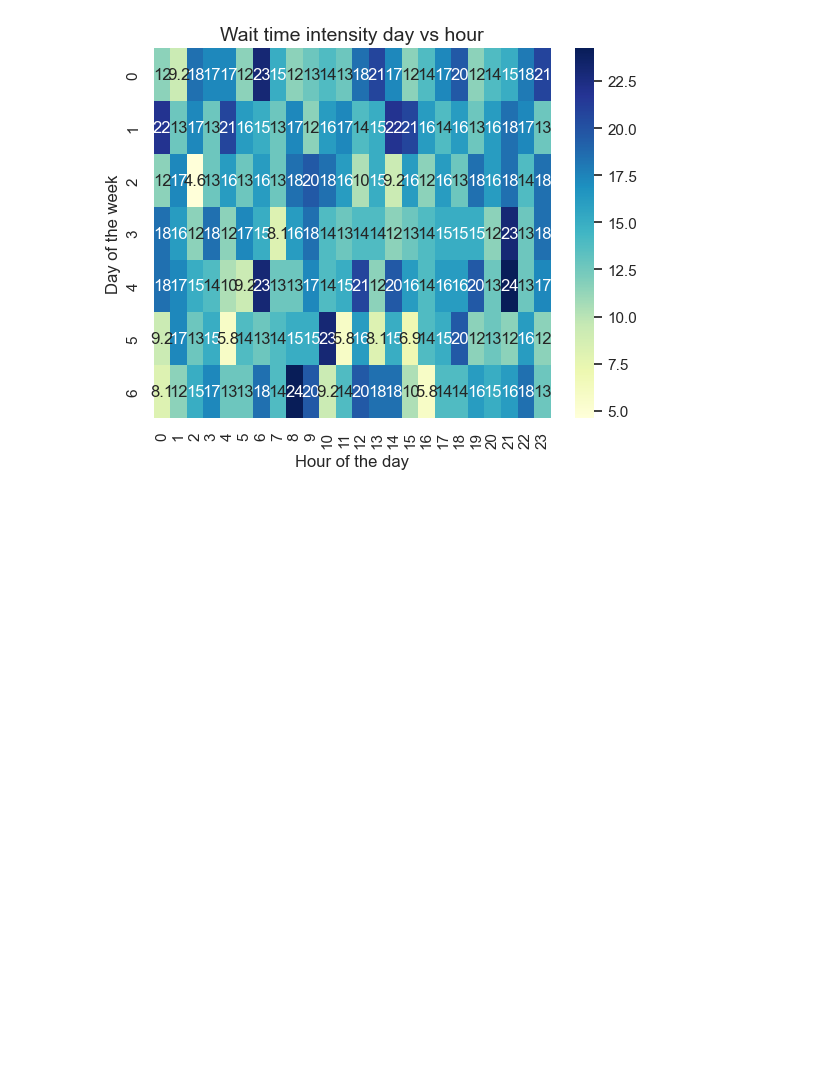
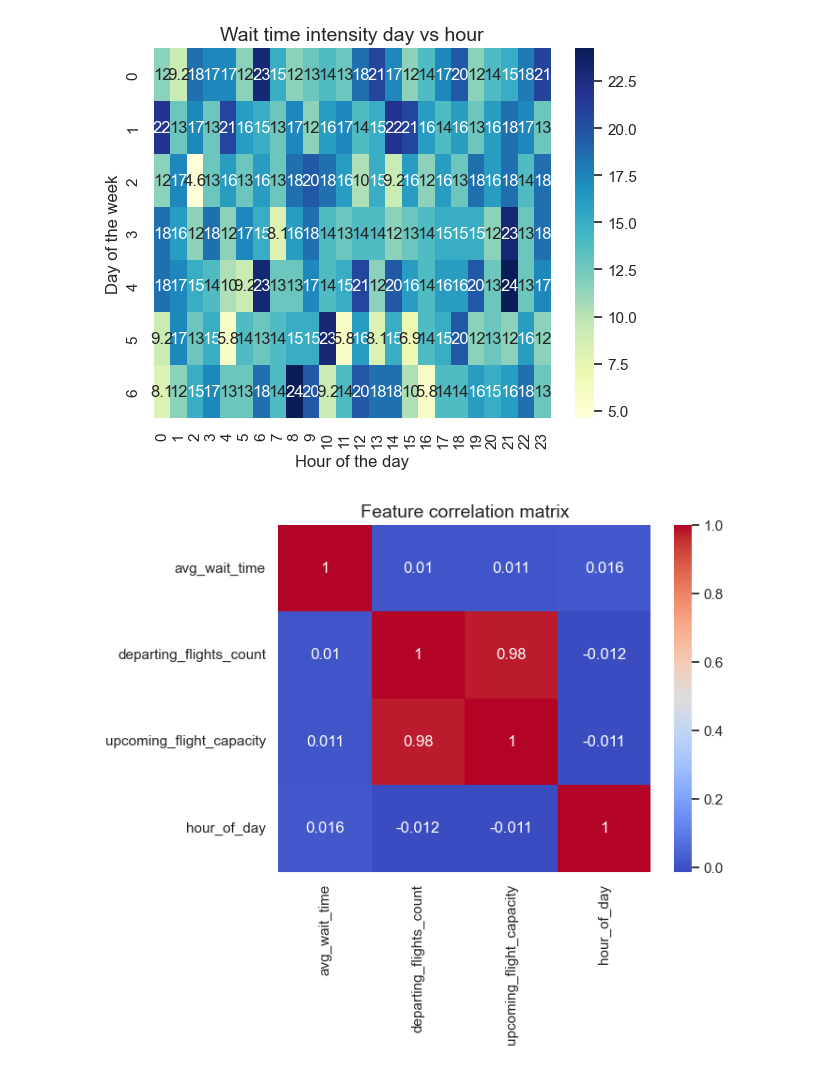
Before and after one commit to DavidBala06/Passenger_Flow_Predictor, a Jupyter notebook: notebooks/data_audit.ipynb, the cells around one changed output. Cells and saved outputs as stored; diff of their text form; code cells hidden in the pictures; blank space fills up the shorter version.

Commit message:
Heatmap with correlation matrix

```diff
--- a/notebooks/data_audit.ipynb
+++ b/notebooks/data_audit.ipynb
@@ -285,3 +285,11 @@ plt.ylabel("Day of the week") #0 = Monday, 6 = Sunday
 # %% [output]
 Text(47.25, 0.5, 'Day of the week')
 [figure]
+# %%
+correlation_matrix = master_df[["avg_wait_time", "departing_flights_count", "upcoming_flight_capacity", "hour_of_day"]].corr()
+sns.heatmap(correlation_matrix, annot = True, cmap = "coolwarm")
+
+plt.title("Feature correlation matrix", fontsize = 14)
+plt.show()
+# %% [output]
+[figure, added]
```
